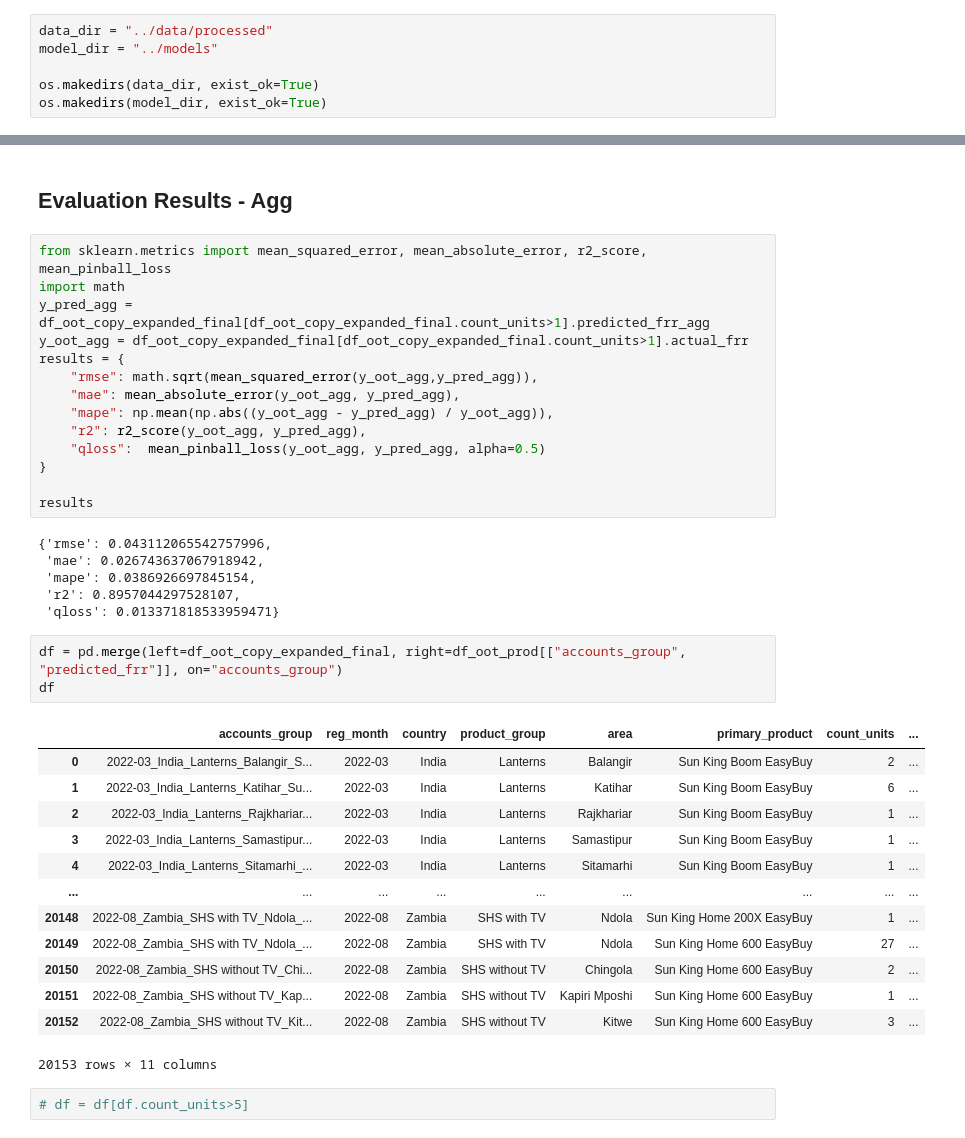
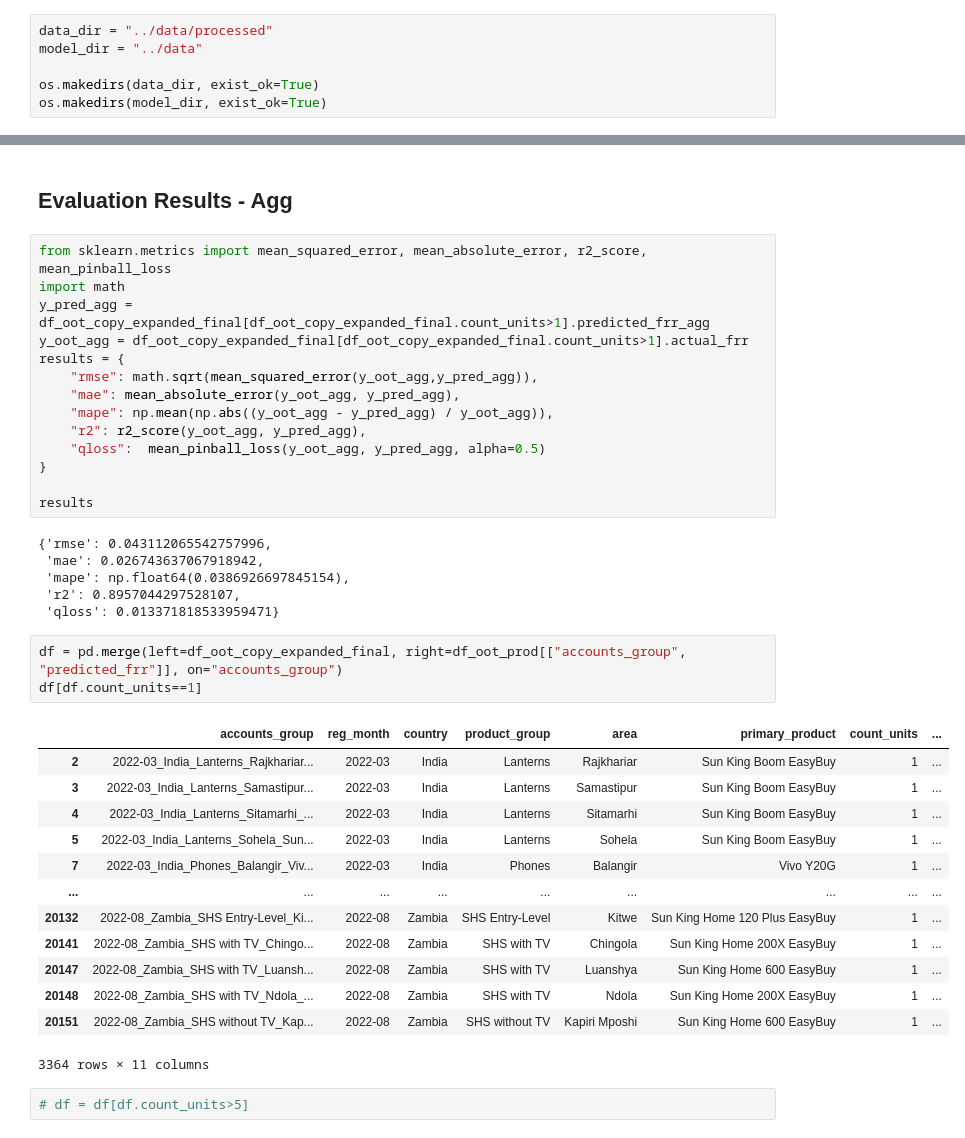
Before and after one commit to elijahkoech/cbr360, a Jupyter notebook: notebooks/evaluation_agg.ipynb, the cells around one changed output, grey strips where cells are left out. Drawn from its saved outputs; the diff is of its cells as text.

```diff
--- a/notebooks/evaluation_agg.ipynb
+++ b/notebooks/evaluation_agg.ipynb
@@ -23,7 +23,7 @@ import seaborn as sns
 ## Load Data
 # %%
 data_dir = "../data/processed"
-model_dir = "../models"
+model_dir = "../data"
 
 os.makedirs(data_dir, exist_ok=True)
 os.makedirs(model_dir, exist_ok=True)
@@ -206,26 +218,26 @@ results
 # %% [output]
 {'rmse': 0.043112065542757996,
  'mae': 0.026743637067918942,
- 'mape': 0.0386926697845154,
+ 'mape': np.float64(0.0386926697845154),
  'r2': 0.8957044297528107,
  'qloss': 0.013371818533959471}
 # %%
 df = pd.merge(left=df_oot_copy_expanded_final, right=df_oot_prod[["accounts_group", "predicted_frr"]], on="accounts_group")
-df
+df[df.count_units==1]
 # %% [output]
 |  | accounts_group | reg_month | country | product_group | area | primary_product | count_units | ... |
-| 0 | 2022-03_India_Lanterns_Balangir_S... | 2022-03 | India | Lanterns | Balangir | Sun King Boom EasyBuy | 2 | ... |
-| 1 | 2022-03_India_Lanterns_Katihar_Su... | 2022-03 | India | Lanterns | Katihar | Sun King Boom EasyBuy | 6 | ... |
 | 2 | 2022-03_India_Lanterns_Rajkhariar... | 2022-03 | India | Lanterns | Rajkhariar | Sun King Boom EasyBuy | 1 | ... |
 | 3 | 2022-03_India_Lanterns_Samastipur... | 2022-03 | India | Lanterns | Samastipur | Sun King Boom EasyBuy | 1 | ... |
 | 4 | 2022-03_India_Lanterns_Sitamarhi_... | 2022-03 | India | Lanterns | Sitamarhi | Sun King Boom EasyBuy | 1 | ... |
+| 5 | 2022-03_India_Lanterns_Sohela_Sun... | 2022-03 | India | Lanterns | Sohela | Sun King Boom EasyBuy | 1 | ... |
+| 7 | 2022-03_India_Phones_Balangir_Viv... | 2022-03 | India | Phones | Balangir | Vivo Y20G | 1 | ... |
 | ... | ... | ... | ... | ... | ... | ... | ... | ... |
+| 20132 | 2022-08_Zambia_SHS Entry-Level_Ki... | 2022-08 | Zambia | SHS Entry-Level | Kitwe | Sun King Home 120 Plus EasyBuy | 1 | ... |
+| 20141 | 2022-08_Zambia_SHS with TV_Chingo... | 2022-08 | Zambia | SHS with TV | Chingola | Sun King Home 200X EasyBuy | 1 | ... |
+| 20147 | 2022-08_Zambia_SHS with TV_Luansh... | 2022-08 | Zambia | SHS with TV | Luanshya | Sun King Home 600 EasyBuy | 1 | ... |
 | 20148 | 2022-08_Zambia_SHS with TV_Ndola_... | 2022-08 | Zambia | SHS with TV | Ndola | Sun King Home 200X EasyBuy | 1 | ... |
-| 20149 | 2022-08_Zambia_SHS with TV_Ndola_... | 2022-08 | Zambia | SHS with TV | Ndola | Sun King Home 600 EasyBuy | 27 | ... |
-| 20150 | 2022-08_Zambia_SHS without TV_Chi... | 2022-08 | Zambia | SHS without TV | Chingola | Sun King Home 600 EasyBuy | 2 | ... |
 | 20151 | 2022-08_Zambia_SHS without TV_Kap... | 2022-08 | Zambia | SHS without TV | Kapiri Mposhi | Sun King Home 600 EasyBuy | 1 | ... |
-| 20152 | 2022-08_Zambia_SHS without TV_Kit... | 2022-08 | Zambia | SHS without TV | Kitwe | Sun King Home 600 EasyBuy | 3 | ... |
-20153 rows × 11 columns
+3364 rows × 11 columns
 # %%
 # df = df[df.count_units>5]
 # %%
```
Also changed, not shown: parts of 6 cells of this notebook.
